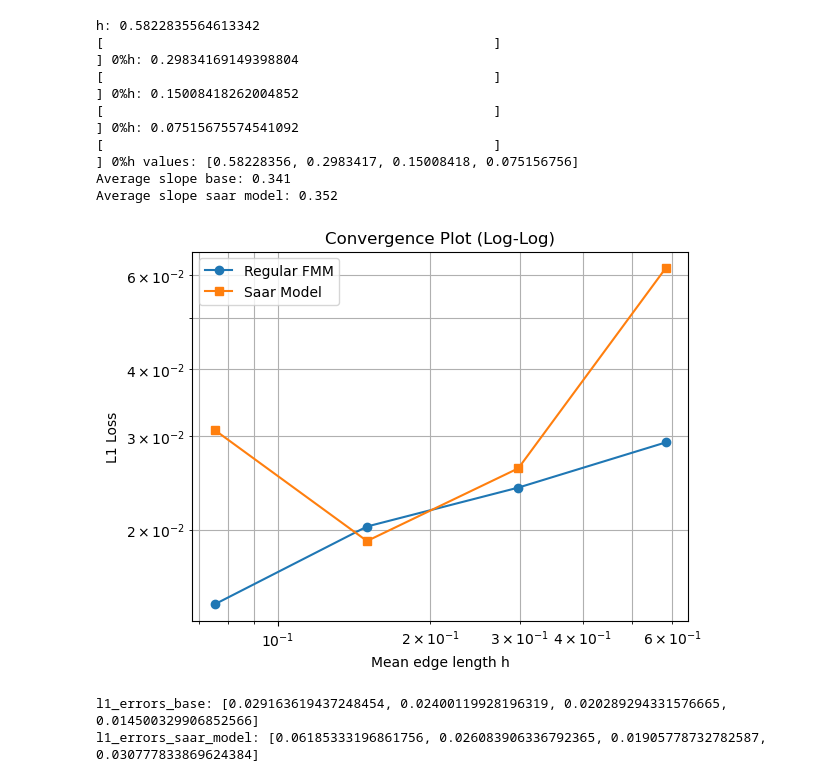
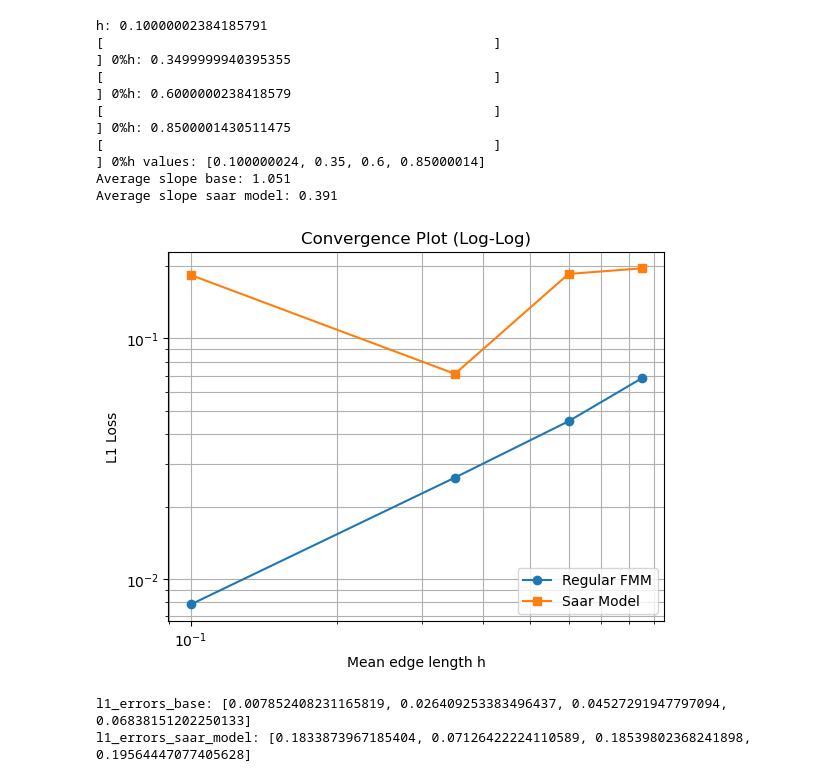
Before and after one commit to omertr616/Deep-Eikonal, a Jupyter notebook: test.ipynb, the cells around one changed output. Cells and saved outputs as stored; diff of their text form; code cells hidden in the pictures.

Commit message:
Wave surfaces tests

```diff
--- a/test.ipynb
+++ b/test.ipynb
@@ -9,6 +9,7 @@ import matplotlib.pyplot as plt
 from scipy.spatial import cKDTree
 from scipy.sparse import csr_matrix
 from models.sphere_models import SpherePointNetRing, SpherePointNetRingFeatureExtractionFirstRing, SpherePointNetRingAttention, SpherePointNetRingAttentionAndConvolution
+from models.surface_models import surface_skips
 from make_surface_dataset import fmm
 
 global_local_solver = None
@@ -188,15 +189,15 @@ def FMM_with_local_solver(graph: csr_matrix, points, source_points, local_solver
         status[p] = 'Visited'
 
         for neighbor in graph[p].nonzero()[1]:
-            if status[neighbor] == 'Unvisited':
+            if status[neighbor] == 'Unvisited' or status[neighbor] == 'Wavefront':
                 status[neighbor] = 'Wavefront'
                 u[neighbor] = local_solver(neighbor, graph, status, u, points)
                 heapq.heappush(heap, (u[p] + graph[p, neighbor], neighbor))
-            elif status[neighbor] == 'Wavefront':
-                new_distance = local_solver(neighbor, graph, status, u, points)
-                if new_distance < u[neighbor]:
-                    u[neighbor] = new_distance
-                    heapq.heappush(heap, (u[p] + graph[p, neighbor], neighbor))
+            # elif status[neighbor] == 'Wavefront':
+            #     new_distance = local_solver(neighbor, graph, status, u, points)
+            #     if new_distance < u[neighbor]:
+            #         u[neighbor] = new_distance
+            #         heapq.heappush(heap, (u[p] + graph[p, neighbor], neighbor))
     return u
 
 def make_spheres_radiuses_set(nsub=2, start_h=0.1, end_h=1.6, step=0.1):   #to calculate desired h and get r,nsub
@@ -216,8 +217,8 @@ def true_distances(points, radius, source_idx):
     return dists
 
 
-# nsub_radius = make_spheres_radiuses_set(nsub=3, start_h=0.1, end_h=1.0, step=0.25)
-nsub_radius = [(1.0, 1), (1.0, 2), (1.0, 3), (1.0, 4)]
+nsub_radius = make_spheres_radiuses_set(nsub=2, start_h=0.1, end_h=1.0, step=0.25)
+# nsub_radius = [(1.0, 1), (1.0, 2), (1.0, 3), (1.0, 4)]
 h_vals = []
 l1_errors_base = []
 l1_errors_saar_model = []#
@@ -236,7 +237,9 @@ for n_r in nsub_radius:
     local_solver = SpherePointNetRingFeatureExtractionFirstRing()
     local_solver = SpherePointNetRingAttention()
     local_solver = SpherePointNetRingAttentionAndConvolution()
-    checkpoint = torch.load("checkpoints/dropout=0.1 num_heads=16/surface_attention_epoch9_loss1.5970629365875748e-06.pt", map_location=device)
+    checkpoint = torch.load("checkpoints/high_res/attn_epoch0_loss2.9647249203179677e-05.pt", map_location=device)
+    # local_solver = surface_skips()
+    # checkpoint = torch.load("checkpoints/high_res/attn_epoch0_loss2.9647249203179677e-05.pt", map_location=device)
     local_solver.load_state_dict(checkpoint["model_state_dict"])
     local_solver = local_solver.to(device)
     local_solver.eval()
@@ -248,40 +251,40 @@ for n_r in nsub_radius:
     for source_idx in source_idxs:
         distances_base = fmm(V=points, F=faces, source_index=source_idx)
         distances_saar_model = FMM_with_local_solver(graph, points, [source_idx], local_solver_model_ring3)
 
         true_geodesic = true_distances(points, radius, source_idx)
         l1_losses_base.append(np.mean(np.abs(distances_base - true_geodesic)))
         l1_losses_saar_model.append(np.mean(np.abs(distances_saar_model - true_geodesic)))
         # sphere["GeodesicDistance"] = true_geodesic
         # sphere.plot(scalars="GeodesicDistance", cmap="viridis", show_edges=False)
         # sphere["GeodesicDistance"] = distances_regular_FMM
         # sphere.plot(scalars="GeodesicDistance", cmap="viridis", show_edges=False)
         # sphere["GeodesicDistance"] = distances_saar_model
         # sphere.plot(scalars="GeodesicDistance", cmap="viridis", show_edges=False)
 
     l1_loss_regular_FMM = np.mean(l1_losses_base)
     l1_loss_saar_model = np.mean(l1_losses_saar_model)
     l1_errors_base.append(l1_loss_regular_FMM)
     l1_errors_saar_model.append(l1_loss_saar_model)
     h_vals.append(h)
 
 
 average_slope_regular_FMM = np.mean(np.diff(np.log(l1_errors_base)) / np.diff(np.log(h_vals)))
 average_slope_saar_model = np.mean(np.diff(np.log(l1_errors_saar_model)) / np.diff(np.log(h_vals)))
 print(f"h values: {h_vals}")
 print(f"Average slope base: {average_slope_regular_FMM:.3f}")
 print(f"Average slope saar model: {average_slope_saar_model:.3f}")
 plot_errors(h_vals, l1_errors_base, l1_errors_saar_model)
 print(f"l1_errors_base: {l1_errors_base}")
 print(f"l1_errors_saar_model: {l1_errors_saar_model}")
 # %% [output]
-h: 0.5822835564613342
-[                                                  ]                                                   ] 0%h: 0.29834169149398804
-[                                                  ]                                                   ] 0%h: 0.15008418262004852
-[                                                  ]                                                   ] 0%h: 0.07515675574541092
-[                                                  ]                                                   ] 0%h values: [0.58228356, 0.2983417, 0.15008418, 0.075156756]
-Average slope base: 0.341
-Average slope saar model: 0.352
+h: 0.10000002384185791
+[                                                  ]                                                   ] 0%h: 0.3499999940395355
+[                                                  ]                                                   ] 0%h: 0.6000000238418579
+[                                                  ]                                                   ] 0%h: 0.8500001430511475
+[                                                  ]                                                   ] 0%h values: [0.100000024, 0.35, 0.6, 0.85000014]
+Average slope base: 1.051
+Average slope saar model: 0.391
-[figure, old version]
+[figure, new version]
-l1_errors_base: [0.029163619437248454, 0.02400119928196319, 0.020289294331576665, 0.014500329906852566]
-l1_errors_saar_model: [0.06185333196861756, 0.026083906336792365, 0.01905778732782587, 0.030777833869624384]
+l1_errors_base: [0.007852408231165819, 0.026409253383496437, 0.04527291947797094, 0.06838151202250133]
+l1_errors_saar_model: [0.1833873967185404, 0.07126422224110589, 0.18539802368241898, 0.19564447077405628]
```
Also changed, not shown: 23 other files.
